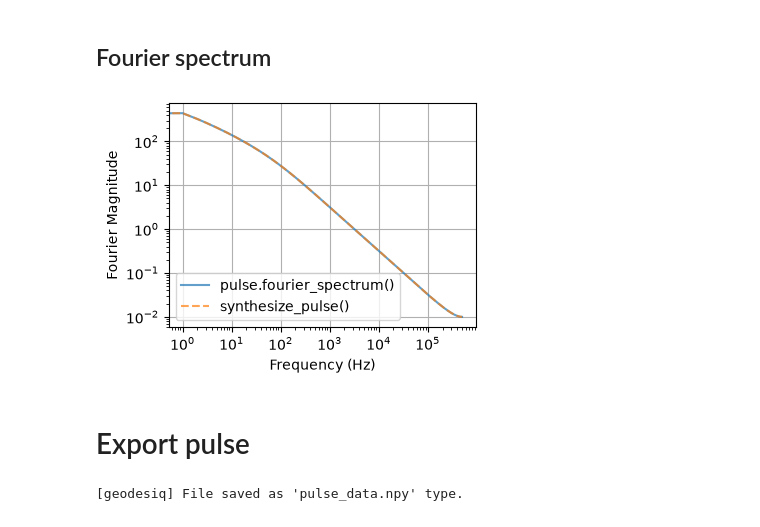
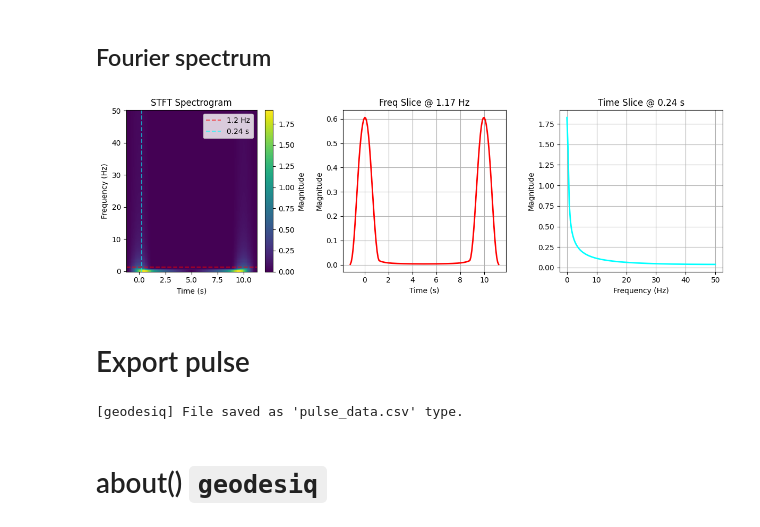
Before and after one commit to cventurameinersen/geodesiq-control, a Jupyter notebook: dev/PulseClassMethods.ipynb, the cells around one changed output. Cells and saved outputs as stored; diff of their text form; code cells hidden in the pictures.

Commit message:
Changed methods and added about()...

```diff
--- a/dev/PulseClassMethods.ipynb
+++ b/dev/PulseClassMethods.ipynb
@@ -89,36 +92,50 @@ plt.grid(True);
 # %% [markdown]
 ## Fourier spectrum
-# %%
-total_time = 1
-pulse = hamiltonian.synthesize_pulse(duration=total_time)
-fourier = pulse.fourier_spectrum()
-fourier_direct = hamiltonian.synthesize_pulse(duration=total_time, method='fourier')
-
-freq1, mag1 = fourier
-freq2, mag2 = fourier_direct
-
-plt.figure(figsize=(4, 3))
-
-plt.plot(freq1, mag1, label='pulse.fourier_spectrum()', alpha=0.7)
-plt.plot(freq2, mag2, '--', label='synthesize_pulse()', alpha=0.7)
-
-plt.xlabel("Frequency (Hz)")
-plt.ylabel("Fourier Magnitude")
-plt.legend()
-plt.grid(True)
-
-plt.yscale('log')
-plt.xscale('log')
-
-plt.tight_layout()
-plt.show()
-# %% [output]
-[figure, removed]
+# %%
+total_time = 10
+pulse = hamiltonian.synthesize_pulse(duration=total_time)
+freqs, times, magnitude = pulse.fourier_spectrum(window_len=256, hop=8)
+
+target_freq = 1.0
+freq_idx = np.argmin(np.abs(freqs - target_freq))
+
+target_time = 0.25
+time_idx = np.argmin(np.abs(times - target_time))
+
+fig, axes = plt.subplots(1, 3, figsize=(12, 4))
+
+mesh = axes[0].pcolormesh(times, freqs, magnitude, shading='auto', cmap='viridis')
+fig.colorbar(mesh, ax=axes[0], label='Magnitude')
+axes[0].axhline(freqs[freq_idx], color='red', linestyle='--', alpha=0.6, label=f'{freqs[freq_idx]:.1f} Hz')
+axes[0].axvline(times[time_idx], color='cyan', linestyle='--', alpha=0.6, label=f'{times[time_idx]:.2f} s')
+axes[0].legend(loc='upper right')
+axes[0].set_xlabel("Time (s)")
+axes[0].set_ylabel("Frequency (Hz)")
+axes[0].set_title("STFT Spectrogram")
+
+axes[1].plot(times, magnitude[freq_idx, :], color='red', lw=2)
+axes[1].set_xlabel("Time (s)")
+axes[1].set_ylabel("Magnitude")
+axes[1].set_title(f"Freq Slice @ {freqs[freq_idx]:.2f} Hz")
+axes[1].grid(True)
+
+axes[2].plot(freqs, magnitude[:, time_idx], color='cyan', lw=2)
+axes[2].set_xlabel("Frequency (Hz)")
+axes[2].set_ylabel("Magnitude")
+axes[2].set_title(f"Time Slice @ {times[time_idx]:.2f} s")
+axes[2].grid(True)
+
+plt.tight_layout()
+plt.show()
+# %% [output]
+[figure, added]
 # %% [markdown]
 # Export pulse
 # %%
 total_time = 10
 pulse = hamiltonian.synthesize_pulse(duration=total_time)
-pulse.export_pulse(filename='pulse_data', file_extension='npy', overwrite=True)
+pulse.export_pulse(filename='pulse_data', file_extension='csv', overwrite=True)
 # %% [output]
-[geodesiq] File saved as 'pulse_data.npy' type.
+[geodesiq] File saved as 'pulse_data.csv' type.
+# %% [markdown]
+# about() `geodesiq`
```
Also changed, not shown: parts of 7 cells of this notebook, 11 other files.
